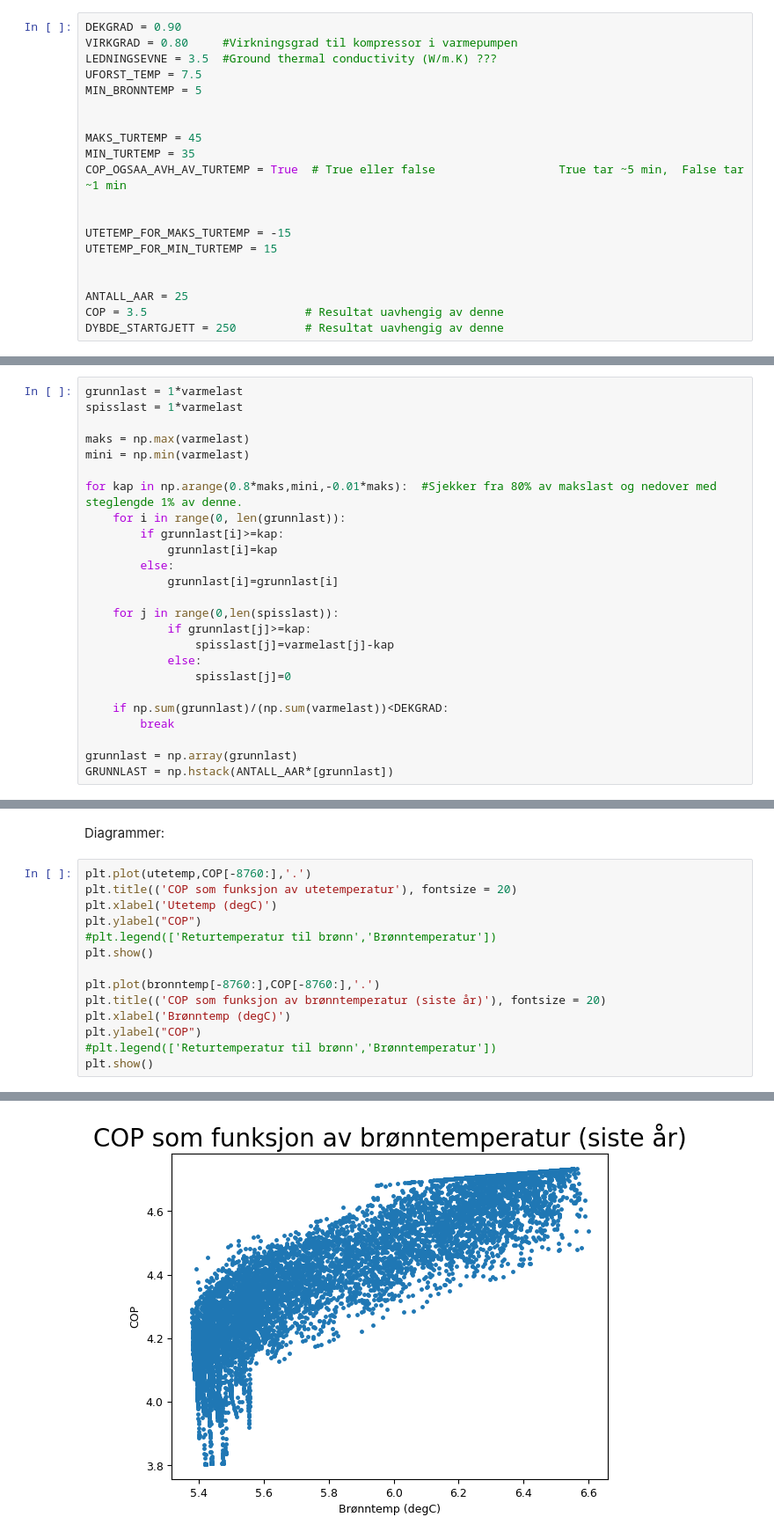
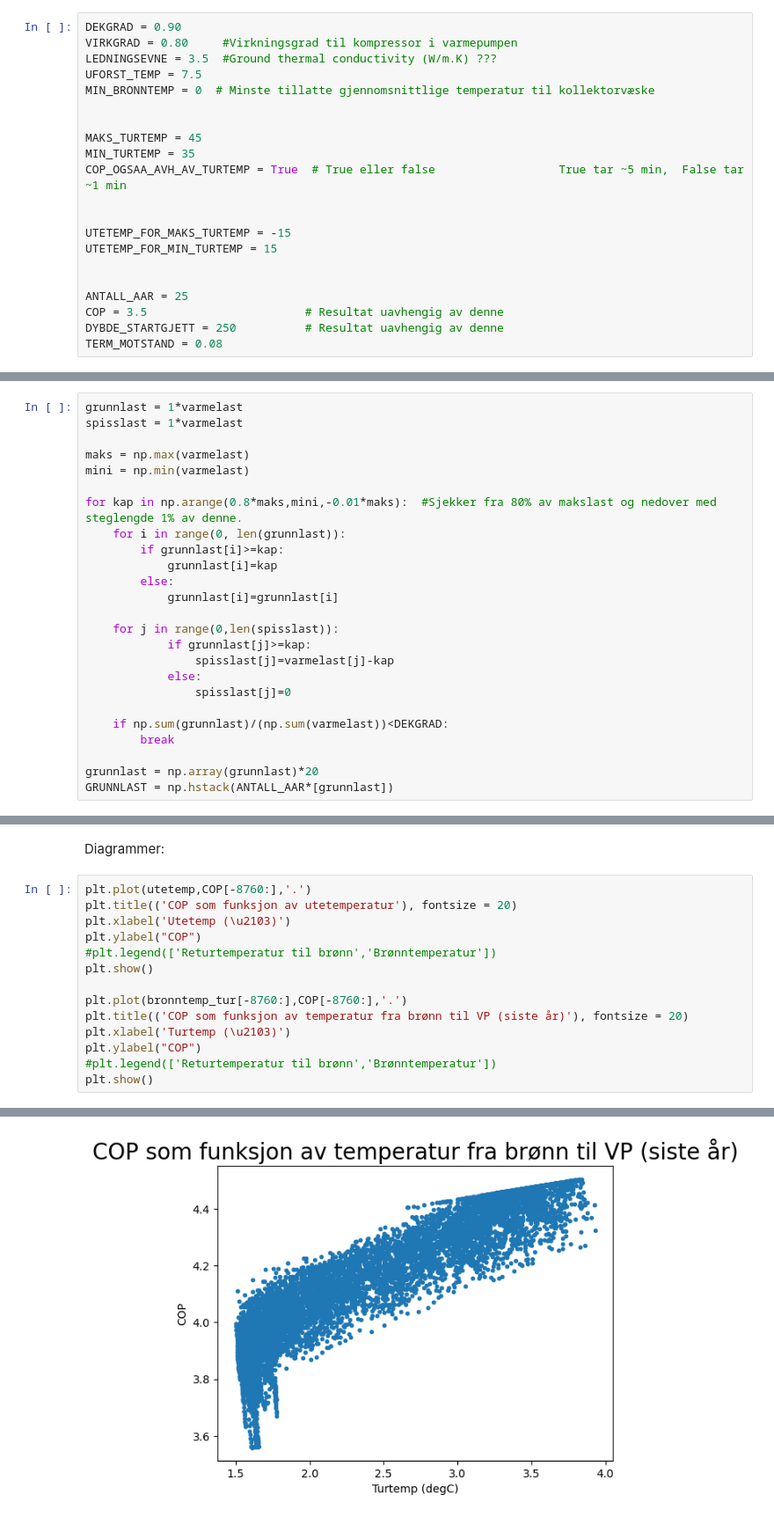
Before and after one commit to Aasmundfossum/Responstest, a Jupyter notebook: COP_bedre_enn_noen_gang.ipynb, the cells around one changed output, grey strips where cells are left out. Shown: that part at 88% size. Drawn from its saved outputs; the diff is of its cells as text.

```diff
--- a/COP_bedre_enn_noen_gang.ipynb
+++ b/COP_bedre_enn_noen_gang.ipynb
@@ -12,7 +13,7 @@ DEKGRAD = 0.90
 VIRKGRAD = 0.80     #Virkningsgrad til kompressor i varmepumpen
 LEDNINGSEVNE = 3.5  #Ground thermal conductivity (W/m.K) ???
 UFORST_TEMP = 7.5
-MIN_BRONNTEMP = 5
+MIN_BRONNTEMP = 0  # Minste tillatte gjennomsnittlige temperatur til kollektorvæske
 
 
 MAKS_TURTEMP = 45
@@ -27,6 +28,7 @@ UTETEMP_FOR_MIN_TURTEMP = 15
 ANTALL_AAR = 25
 COP = 3.5                       # Resultat uavhengig av denne
 DYBDE_STARTGJETT = 250          # Resultat uavhengig av denne
+TERM_MOTSTAND = 0.08
 # %% [markdown]
 Funksjoner:
 # %%
@@ -183,7 +212,7 @@ for kap in np.arange(0.8*maks,mini,-0.01*maks):  #Sjekker fra 80% av makslast og
     if np.sum(grunnlast)/(np.sum(varmelast))<DEKGRAD:
         break
 
-grunnlast = np.array(grunnlast)
+grunnlast = np.array(grunnlast)*20
 GRUNNLAST = np.hstack(ANTALL_AAR*[grunnlast])
 # %%
 DYBDE = DYBDE_STARTGJETT
@@ -244,14 +305,14 @@ Diagrammer:
 # %%
 plt.plot(utetemp,COP[-8760:],'.')
 plt.title(('COP som funksjon av utetemperatur'), fontsize = 20)
-plt.xlabel('Utetemp (degC)')
+plt.xlabel('Utetemp (\u2103)')
 plt.ylabel("COP")
 #plt.legend(['Returtemperatur til brønn','Brønntemperatur'])
 plt.show()
 
-plt.plot(bronntemp[-8760:],COP[-8760:],'.')
-plt.title(('COP som funksjon av brønntemperatur (siste år)'), fontsize = 20)
-plt.xlabel('Brønntemp (degC)')
+plt.plot(bronntemp_tur[-8760:],COP[-8760:],'.')
+plt.title(('COP som funksjon av temperatur fra brønn til VP (siste år)'), fontsize = 20)
+plt.xlabel('Turtemp (\u2103)')
 plt.ylabel("COP")
 #plt.legend(['Returtemperatur til brønn','Brønntemperatur'])
 plt.show()
@@ -260,2 +321,2 @@ plt.show()
-[figure, old version]
+[figure, new version]
 # %%
```
Also changed, not shown: parts of 9 cells of this notebook, 1 other file.
